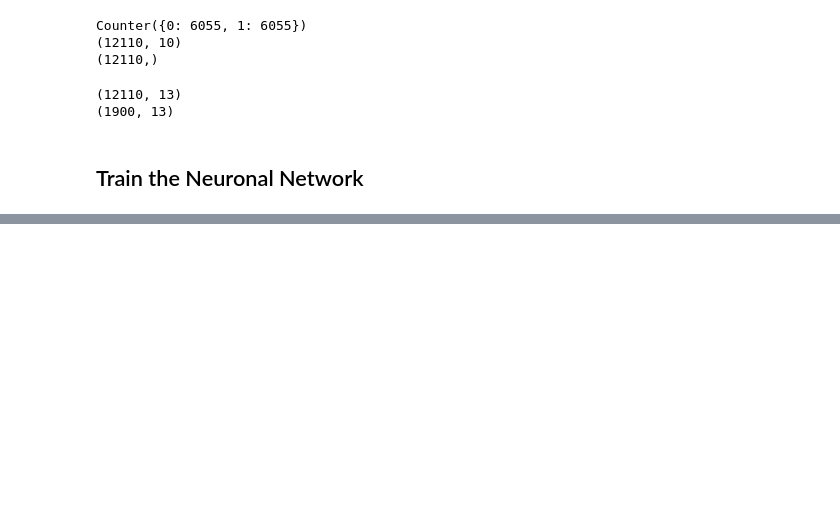
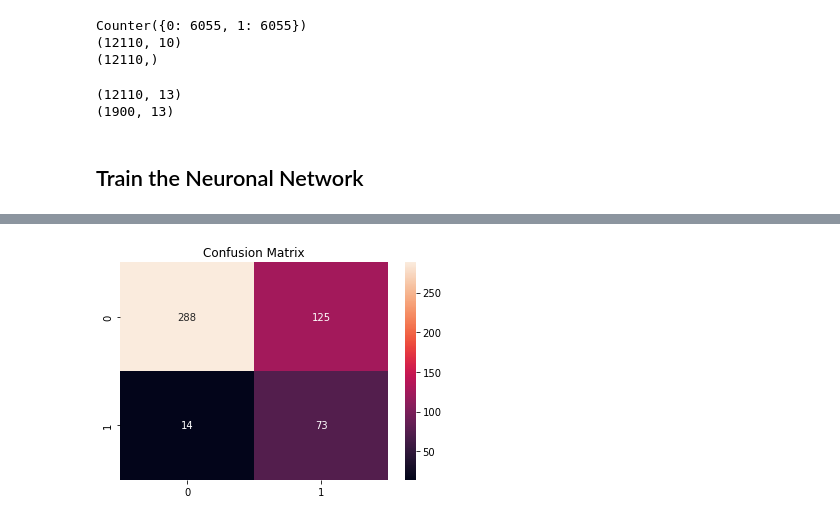
Before and after one commit to olihofmann/cas-aml, a Jupyter notebook: customer-churn-prediction/neuronal_network.ipynb, the cells around one changed output, grey strips where cells are left out. Cells and saved outputs as stored; diff of their text form; code cells hidden in the pictures; blank space fills up the shorter version.

```diff
--- a/customer-churn-prediction/neuronal_network.ipynb
+++ b/customer-churn-prediction/neuronal_network.ipynb
@@ -160,0 +162,3 @@ plt.show()
+# %%
+prediction = nn_model.predict(X_validation_onehot_scaled).ravel() > 0.5
+y_pred = [int(p) for p in prediction]
@@ -160,0 +176,7 @@ plt.show()
+# %%
+con_matrix = confusion_matrix(y_validation, y_pred)
+sns.heatmap(con_matrix, annot=True, fmt="d")
+plt.title("Confusion Matrix")
+plt.show()
+# %% [output]
+[figure, added]
```
Also changed, not shown: parts of 9 cells of this notebook.
